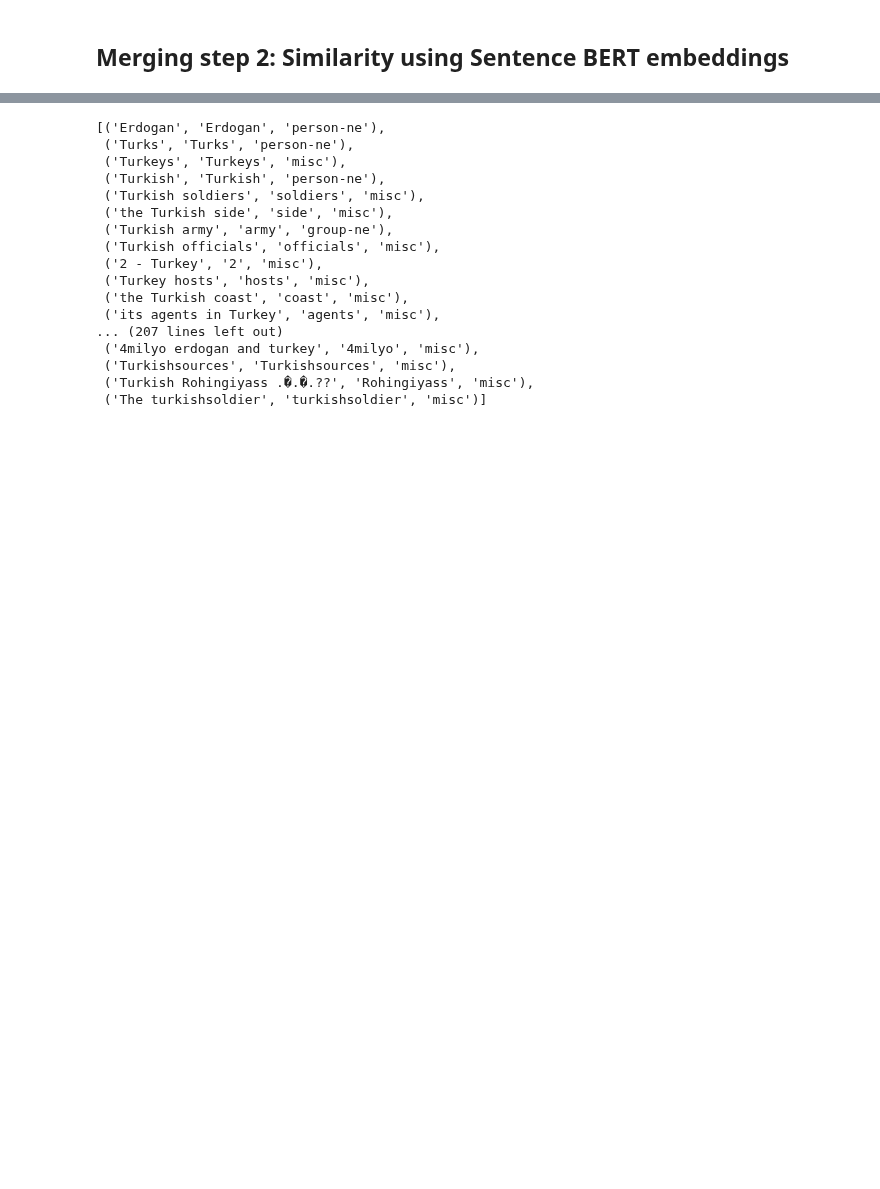
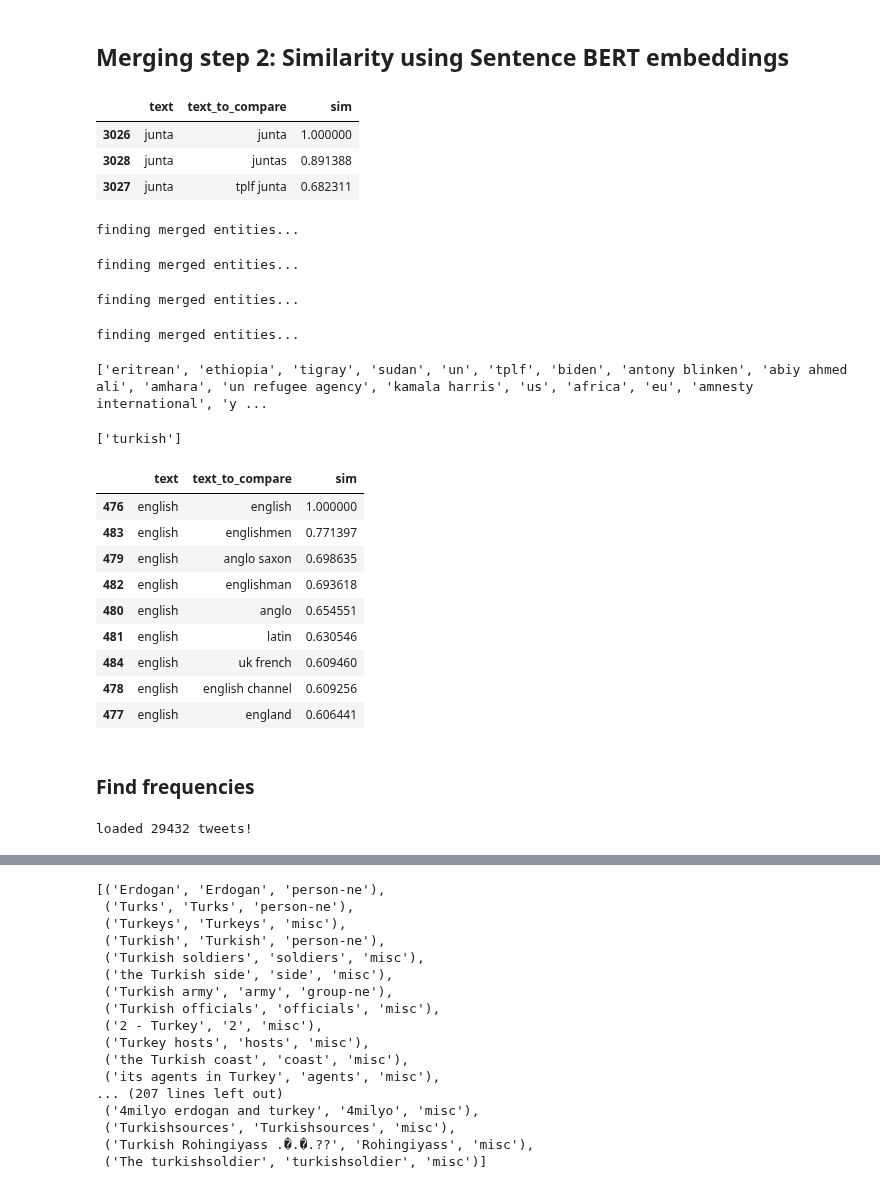
Before and after one commit to janiwo/refugee_project, a Jupyter notebook: Code/06a Candidate Alignment.ipynb, the cells around one changed output, grey strips where cells are left out. Drawn from its saved outputs; the diff is of its cells as text; code cells hidden in the pictures; blank space fills up the shorter version.

```diff
--- a/Code/06a Candidate Alignment.ipynb
+++ b/Code/06a Candidate Alignment.ipynb
@@ -68,2 +167,26 @@ pickle_file('greece_cands_after1', event_cands_merged)
 # %% [markdown]
 ## Merging step 2: Similarity using Sentence BERT embeddings
+# %%
+from sklearn.metrics.pairwise import cosine_similarity
+
+def create_sim_df(event_name, entity_type = 'ents', sim_threshold=0.6):
+    event_entities = load_pickle(f'{event_name}_{entity_type}')
+    cand_embeddings = load_pickle(f'{event_name}_embeddings_{entity_type}')
+    rows_list = []
+    sims = cosine_similarity(cand_embeddings)
+
+    #for up_cand_id in tqdm(range(len(event_entities['entity']))):
+        #for low_cand_id in range(up_cand_id+1,len(event_entities)):
+    for up_cand_id in tqdm(range(len(event_entities))):
+        for low_cand_id in range(len(event_entities)):
+            dict1 = {}
+            # get input row in dictionary format
+            # key = col_name
+            if sims[up_cand_id][low_cand_id]>sim_threshold:
+                dict1.update({'text': event_entities['entity'][up_cand_id],
+                              'text_to_compare':event_entities['entity'][low_cand_id],
+                              'sim':sims[up_cand_id][low_cand_id]})
+                rows_list.append(dict1)
+
+    sim_df = pd.DataFrame(rows_list)
+    return sim_df
@@ -69,0 +202,10 @@ pickle_file('greece_cands_after1', event_cands_merged)
+# %%
+sim_df = create_sim_df('channel')
+pickle_file('channel_sim_df_ents',sim_df)
+# %%
+sim_df[sim_df.text=='junta'].sort_values('sim',ascending=False)[:20]
+# %% [output]
+|  | text | text_to_compare | sim |
+| 3026 | junta | junta | 1.000000 |
+| 3028 | junta | juntas | 0.891388 |
+| 3027 | junta | tplf junta | 0.682311 |
@@ -69,0 +347,39 @@ pickle_file('greece_cands_after1', event_cands_merged)
+# %%
+merged_dict = run_merging_step2('tigray',low_threshold=0.7,high_threshold = 0.9, transitive=False)
+# %% [output]
+finding merged entities...
+# %%
+merged_dict = run_merging_step2('rohingya',low_threshold=0.7,high_threshold = 0.9,transitive=False)
+# %% [output]
+finding merged entities...
+# %%
+merged_dict = run_merging_step2('greece',low_threshold=0.7, high_threshold = 0.9,transitive=False)
+# %% [output]
+finding merged entities...
+# %%
+merged_dict = run_merging_step2('channel',low_threshold=0.7,high_threshold=0.85, transitive=False)
+# %% [output]
+finding merged entities...
+# %%
+print(list(merged_dict.keys())[:20])
+# %% [output]
+['eritrean', 'ethiopia', 'tigray', 'sudan', 'un', 'tplf', 'biden', 'antony blinken', 'abiy ahmed ali', 'amhara', 'un refugee agency', 'kamala harris', 'us', 'africa', 'eu', 'amnesty international', 'y ...
+# %%
+print(list(merged_dict['turkey']))
+# %% [output]
+['turkish']
+# %%
+sim_df[sim_df.text=='english'].sort_values('sim',ascending=False)[:40]
+# %% [output]
+|  | text | text_to_compare | sim |
+| 476 | english | english | 1.000000 |
+| 483 | english | englishmen | 0.771397 |
+| 479 | english | anglo saxon | 0.698635 |
+| 482 | english | englishman | 0.693618 |
+| 480 | english | anglo | 0.654551 |
+| 481 | english | latin | 0.630546 |
+| 484 | english | uk french | 0.609460 |
+| 478 | english | english channel | 0.609256 |
+| 477 | english | england | 0.606441 |
+# %% [markdown]
+### Find frequencies
@@ -69,0 +459,7 @@ pickle_file('greece_cands_after1', event_cands_merged)
+# %%
+event_df = read_event_df(rohingya_url)
+what_merged = load_pickle('rohingya_what_merged')
+
+freq_dict,total_freq = get_frequencies(what_merged, event_df)
+# %% [output]
+loaded 29432 tweets!
```
Also changed, not shown: parts of 79 cells of this notebook.
